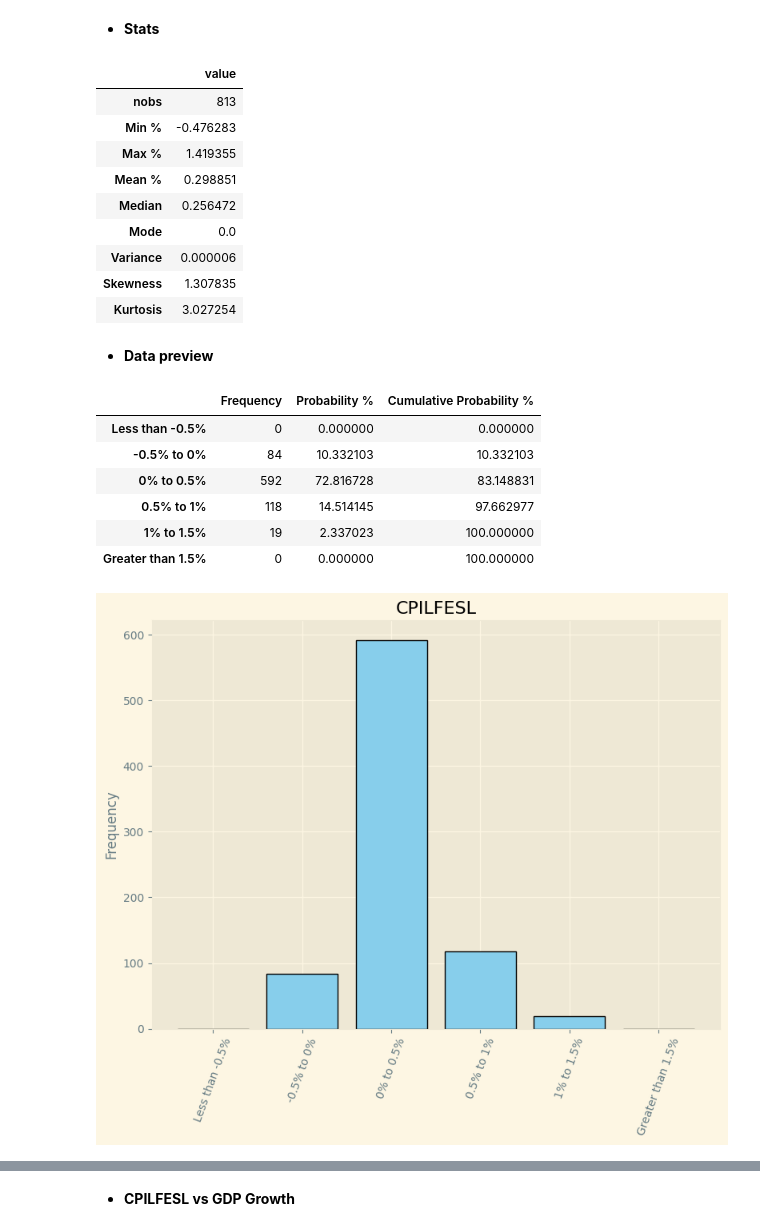
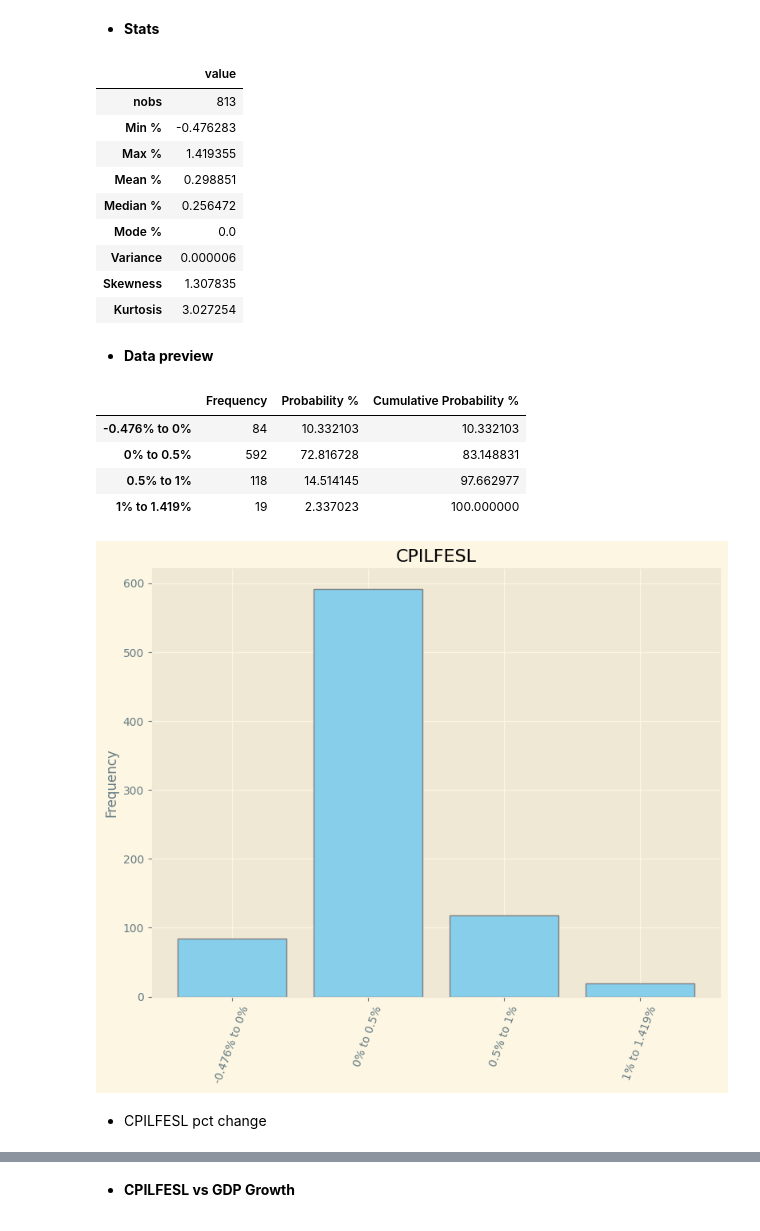
Before and after one commit to mod7ex/macro, a Jupyter notebook: Endogenous/CPILFESL.ipynb, the cells around one changed output, grey strips where cells are left out. Drawn from its saved outputs; the diff is of its cells as text; code cells hidden in the pictures.

```diff
--- a/Endogenous/CPILFESL.ipynb
+++ b/Endogenous/CPILFESL.ipynb
@@ -8,7 +19,7 @@ plt.style.use('Solarize_Light2')
 # %% [markdown]
 - **Load CPILFESL data**
 # %%
-CPILFESL_df = pd.read_csv('data/inflation/CPILFESL.csv')
+CPILFESL_df = pd.read_csv('data/CPILFESL.csv')
 
 CPILFESL_df['DATE'] = pd.to_datetime(CPILFESL_df['DATE'])
 CPILFESL_df.set_index('DATE', inplace=True)
@@ -122,7 +94,7 @@ from scipy.stats import describe
 
 # Display the results
 
-stats = describe(df['^ %'].dropna().tolist())
+stats = describe(CPILFESL_df['^ %'].dropna().tolist())
 pd.DataFrame(
     {
         'value': [
@@ -130,14 +102,14 @@ pd.DataFrame(
             stats.minmax[0] * 100,
             stats.minmax[1] * 100,
             stats.mean * 100,
-            df['^ %'].median() * 100,
-            df['^ %'].mode(dropna=True)[0] * 100,
+            CPILFESL_df['^ %'].median() * 100,
+            CPILFESL_df['^ %'].mode(dropna=True)[0] * 100,
             stats.variance,
             stats.skewness,
             stats.kurtosis
         ]
     },
-    index=['nobs', 'Min %', 'Max %', 'Mean %', "Median", "Mode", 'Variance', 'Skewness', 'Kurtosis'],
+    index=['nobs', 'Min %', 'Max %', 'Mean %', "Median %", "Mode %", 'Variance', 'Skewness', 'Kurtosis'],
 )
 # %% [output]
 |  | value |
@@ -145,8 +117,8 @@ pd.DataFrame(
 | Min % | -0.476283 |
 | Max % | 1.419355 |
 | Mean % | 0.298851 |
-| Median | 0.256472 |
-| Mode | 0.0 |
+| Median % | 0.256472 |
+| Mode % | 0.0 |
 | Variance | 0.000006 |
 | Skewness | 1.307835 |
 | Kurtosis | 3.027254 |
@@ -154,20 +126,18 @@ pd.DataFrame(
 - **Data preview**
 # %%
 # Define bins
-bins = [0.005 * i for i in range(-2, 5)]
-# bins.append(stats.minmax[1])
-# bins.insert(0, stats.minmax[0])
+bins = [0.005 * i for i in range(0, 3)]
+bins.append(stats.minmax[1])
+bins.insert(0, stats.minmax[0])
 bin_labels = [
-    'Less than -0.5%',
-    '-0.5% to 0%',
+    f"{round(bins[0] * 100, 3)}% to 0%",
     '0% to 0.5%',
     '0.5% to 1%',
-    '1% to 1.5%',
-    'Greater than 1.5%',
+    f"1% to {round(bins[-1] * 100, 3)}%",
 ]
 
 # Assign data to bins
-binned = pd.cut(df['^ %'], bins=bins, labels=bin_labels, include_lowest=True)
+binned = pd.cut(CPILFESL_df['^ %'], bins=bins, labels=bin_labels, include_lowest=True)
 
 # Calculate frequency, probability, and cumulative probability
 frequency = binned.value_counts().sort_index()
@@ -183,27 +153,24 @@ occurrence_frequencies = pd.DataFrame({
 occurrence_frequencies
 # %% [output]
 |  | Frequency | Probability % | Cumulative Probability % |
-| Less than -0.5% | 0 | 0.000000 | 0.000000 |
-| -0.5% to 0% | 84 | 10.332103 | 10.332103 |
+| -0.476% to 0% | 84 | 10.332103 | 10.332103 |
 | 0% to 0.5% | 592 | 72.816728 | 83.148831 |
 | 0.5% to 1% | 118 | 14.514145 | 97.662977 |
-| 1% to 1.5% | 19 | 2.337023 | 100.000000 |
-| Greater than 1.5% | 0 | 0.000000 | 100.000000 |
+| 1% to 1.419% | 19 | 2.337023 | 100.000000 |
 # %%
 plt.figure(figsize=(8, 7))
 
-plt.bar(occurrence_frequencies.index, occurrence_frequencies['Frequency'], color='skyblue', edgecolor='black')
-
-# median_age = df['^ %'].median()
-# plt.axvline(median_age, color='#fc4f30', label='Change Median')
+plt.bar(occurrence_frequencies.index, occurrence_frequencies['Frequency'], color='skyblue', edgecolor='gray')
 
 # Add labels and title
 plt.title('CPILFESL')
 plt.xlabel('')
 plt.ylabel('Frequency')
 plt.xticks(rotation=70)
 # Show the chart
 plt.tight_layout()
 plt.show();
 # %% [output]
-[figure, old version]
+[figure, new version]
+# %% [markdown]
+- CPILFESL pct change
```
Also changed, not shown: parts of 22 cells of this notebook, 2 other files.
